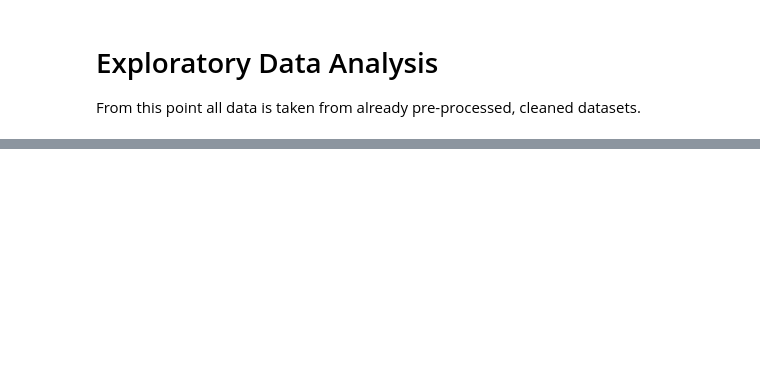
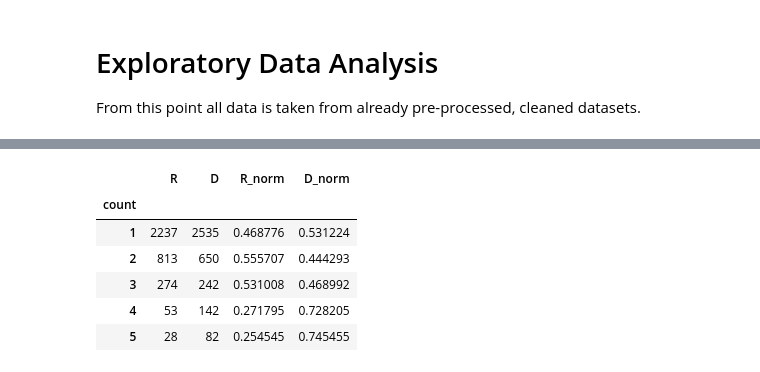
Before and after one commit to qpa-agh/usa_issues_data_mining, a Jupyter notebook: eda.ipynb, the cells around one changed output, grey strips where cells are left out. Cells and saved outputs as stored; diff of their text form; code cells hidden in the pictures; blank space fills up the shorter version.

```diff
--- a/eda.ipynb
+++ b/eda.ipynb
@@ -72,0 +77,22 @@ ax[1].set_xticklabels(list(range(1, title_counts.max() + 1)));
+# %%
+df_count_r = topics_per_article_counts[topics_per_article_counts['party'] == 'R']
+df_count_d = topics_per_article_counts[topics_per_article_counts['party'] == 'D']
+title_counts_r = df_count_r["count"].value_counts()[:5]
+title_counts_d = df_count_d["count"].value_counts()[:5]
+
+combined_counts = pd.DataFrame({
+    'R': title_counts_r,
+    'D': title_counts_d
+})
+
+combined_counts['R_norm'] = combined_counts['R'] / (combined_counts['R'] + combined_counts['D'])
+combined_counts['D_norm'] = combined_counts['D'] / (combined_counts['R'] + combined_counts['D'])
+combined_counts
+# %% [output]
+|  | R | D | R_norm | D_norm |
+| count |  |  |  |  |
+| 1 | 2237 | 2535 | 0.468776 | 0.531224 |
+| 2 | 813 | 650 | 0.555707 | 0.444293 |
+| 3 | 274 | 242 | 0.531008 | 0.468992 |
+| 4 | 53 | 142 | 0.271795 | 0.728205 |
+| 5 | 28 | 82 | 0.254545 | 0.745455 |
```
Also changed, not shown: parts of 7 cells of this notebook.
